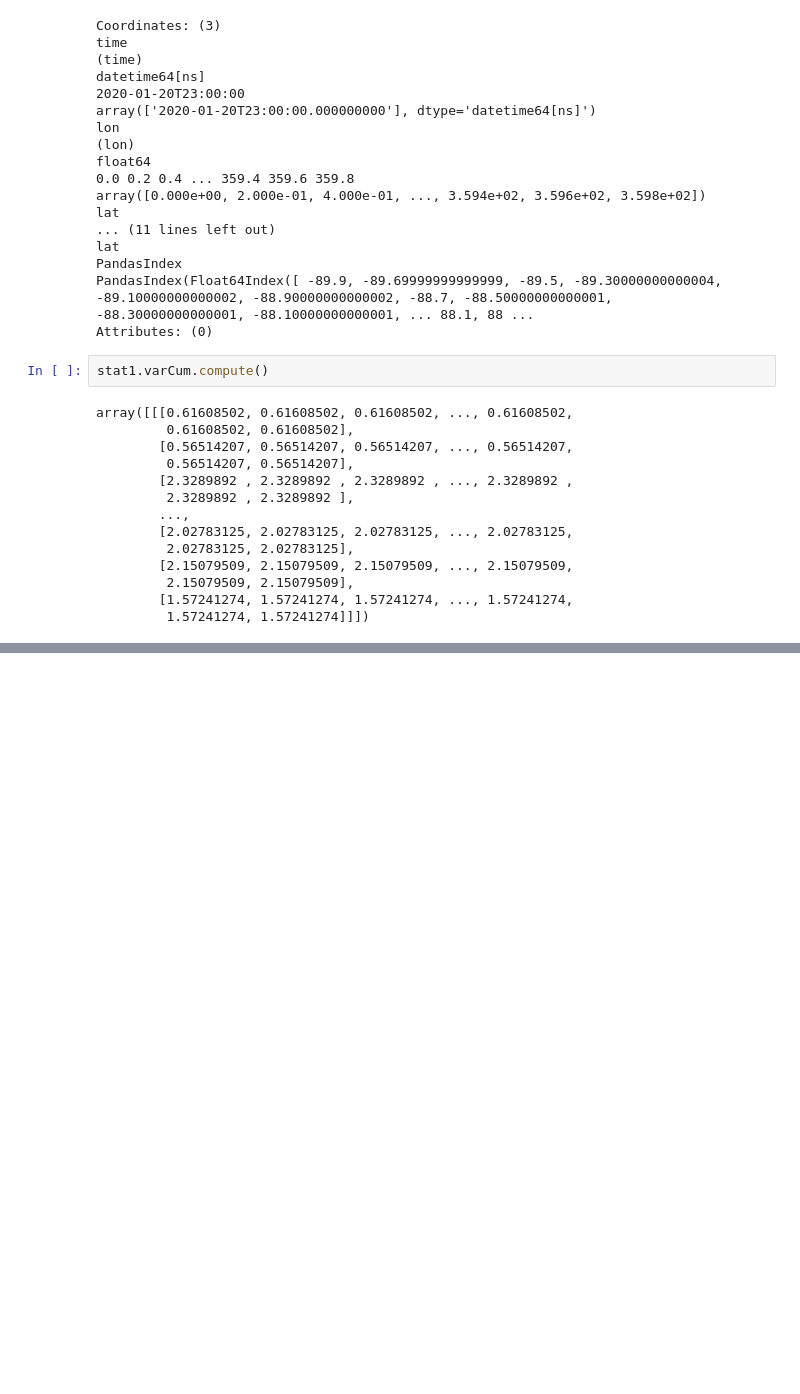
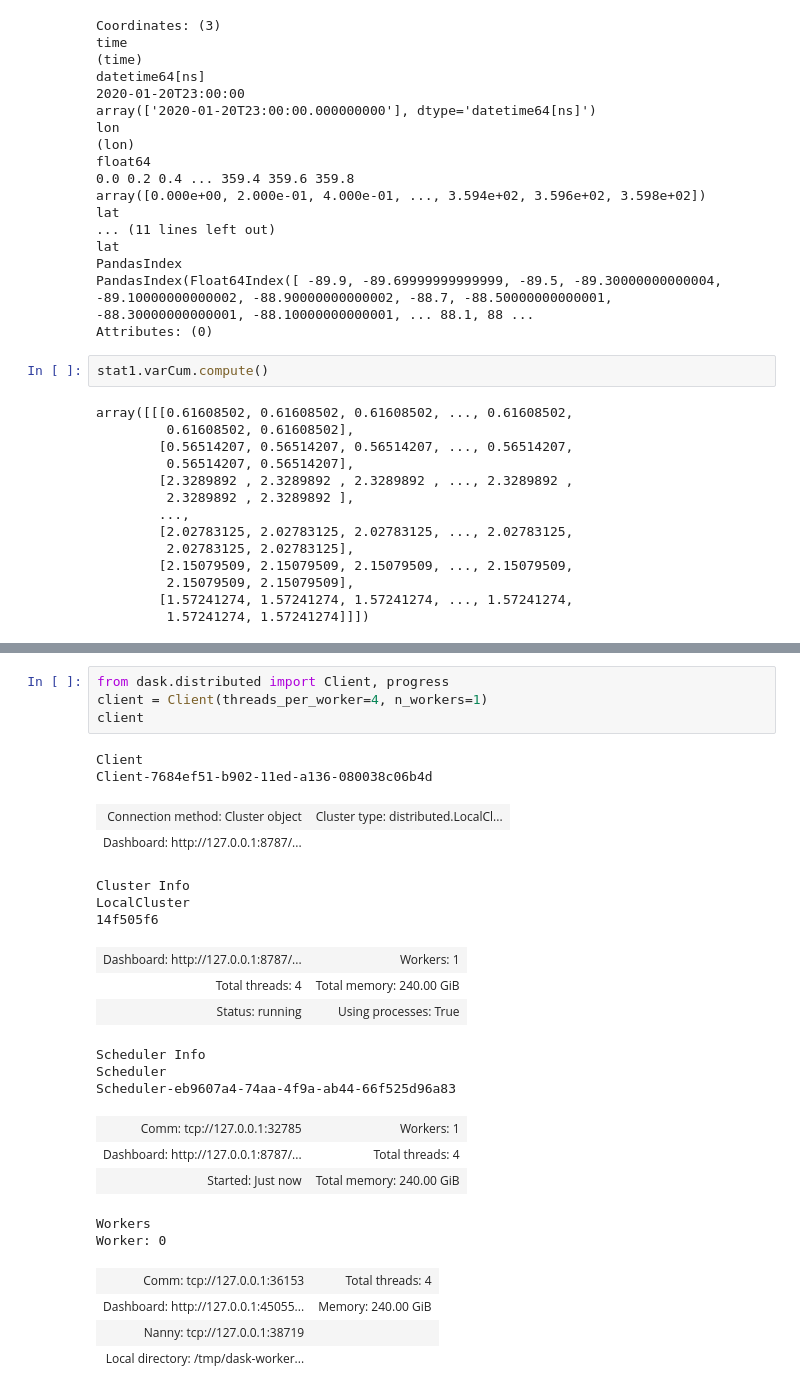
Before and after one commit to DestinE-Climate-DT/one_pass, a Jupyter notebook: run_mean_OPA.ipynb, the cells around one changed output, grey strips where cells are left out. Drawn from its saved outputs; the diff is of its cells as text; blank space fills up the shorter version.

```diff
--- a/run_mean_OPA.ipynb
+++ b/run_mean_OPA.ipynb
@@ -168,0 +321,27 @@ array([[[0.61608502, 0.61608502, 0.61608502, ..., 0.61608502,
+# %%
+from dask.distributed import Client, progress
+client = Client(threads_per_worker=4, n_workers=1)
+client
+# %% [output]
+Client
+Client-7684ef51-b902-11ed-a136-080038c06b4d
+| Connection method: Cluster object | Cluster type: distributed.LocalCl... |
+| Dashboard: http://127.0.0.1:8787/... |  |
+Cluster Info
+LocalCluster
+14f505f6
+| Dashboard: http://127.0.0.1:8787/... | Workers: 1 |
+| Total threads: 4 | Total memory: 240.00 GiB |
+| Status: running | Using processes: True |
+Scheduler Info
+Scheduler
+Scheduler-eb9607a4-74aa-4f9a-ab44-66f525d96a83
+| Comm: tcp://127.0.0.1:32785 | Workers: 1 |
+| Dashboard: http://127.0.0.1:8787/... | Total threads: 4 |
+| Started: Just now | Total memory: 240.00 GiB |
+Workers
+Worker: 0
+| Comm: tcp://127.0.0.1:36153 | Total threads: 4 |
+| Dashboard: http://127.0.0.1:45055... | Memory: 240.00 GiB |
+| Nanny: tcp://127.0.0.1:38719 |  |
+| Local directory: /tmp/dask-worker... |  |
```
Also changed, not shown: parts of 21 cells of this notebook, 1 other file.
